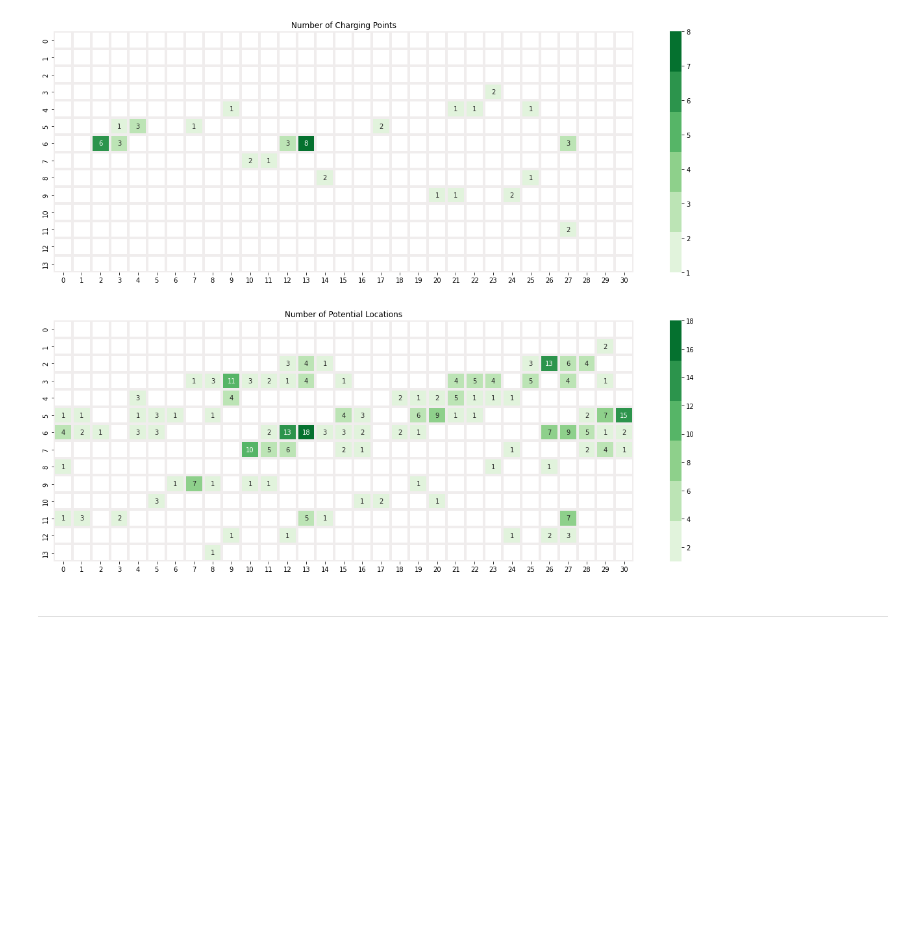
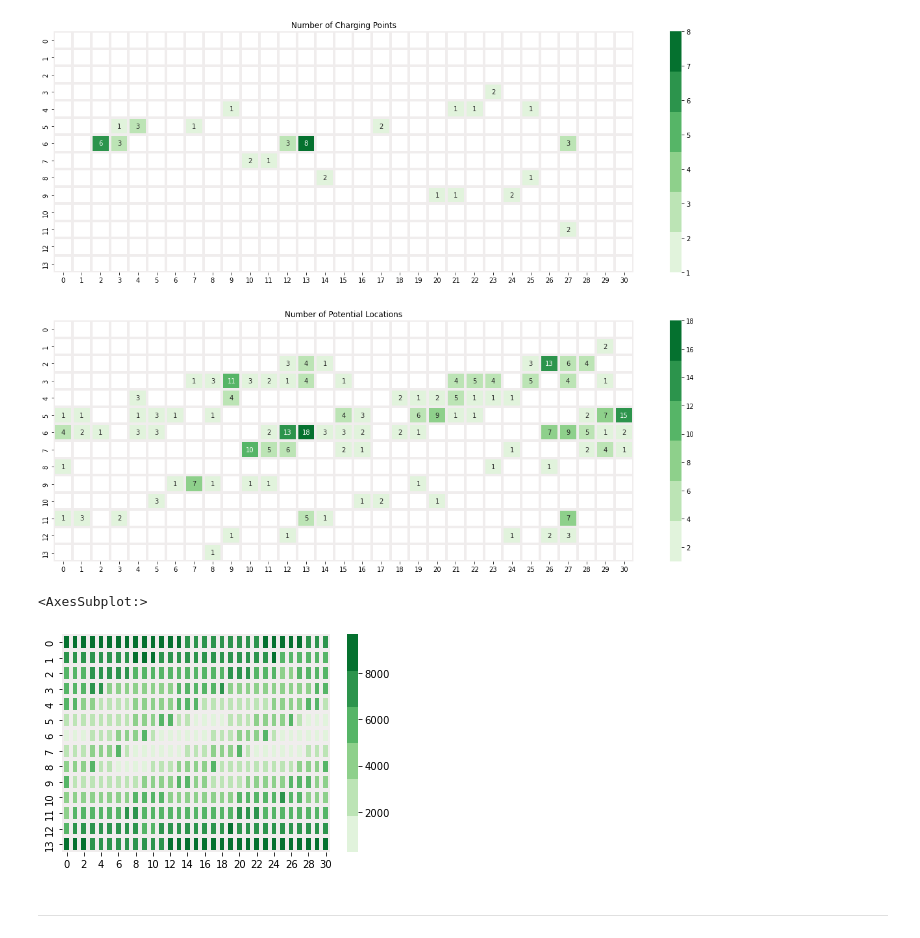
Before and after one commit to simocc/MMCS_project, a Jupyter notebook: oleg_preliminary_data_viz..ipynb, the cells around one changed output. Cells and saved outputs as stored; diff of their text form; code cells hidden in the pictures; blank space fills up the shorter version.

```diff
--- a/oleg_preliminary_data_viz..ipynb
+++ b/oleg_preliminary_data_viz..ipynb
@@ -61,6 +47,28 @@ sns.heatmap(npl_df, annot=True, cmap=colormap, ax=ax[1], mask=npl_values == 0, l
 # %% [output]
 [Text(0.5, 1.0, 'Number of Potential Locations')]
 [figure]
+# %%
+from pandas import DataFrame
+import seaborn as sns
+%matplotlib inline
+
+#####################################################################
+#Create array of 14x31 and fill it with Number of Potential Locations
+Index= [i for i in range(14)]
+Cols = [i for i in range(31)]
+alist=excel_data_df['Distance from Centre']
+alist= pandas.Series(alist).values
+alist = alist.reshape(14,31)
+#Put it into a DF
+dfc_df = DataFrame(alist,index=Index, columns=Cols)
+dfc_values = dfc_df.to_numpy(dtype=float)
+
+#####################################################################
+
+sns.heatmap(dfc_df, annot=False, cmap=colormap, linewidths=4, linecolor='#f0eded')
+# %% [output]
+<AxesSubplot:>
+[figure, added]
 # %% [markdown]
 ________________________________________________
 # %%
```
Also changed, not shown: parts of 1 cell of this notebook, 9 other files.
